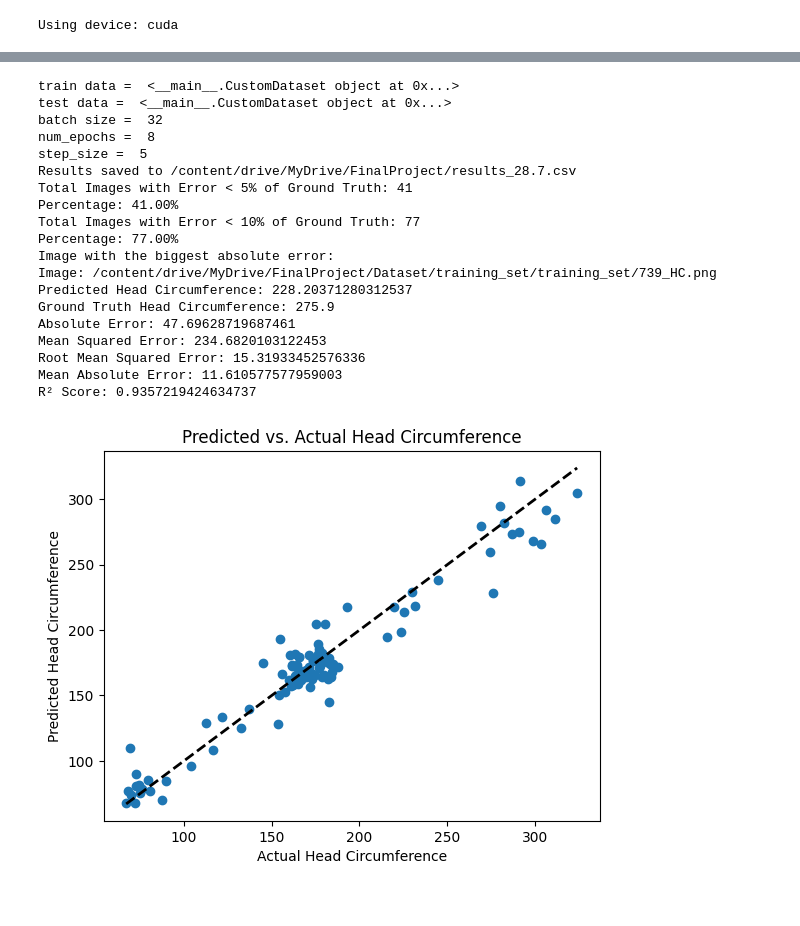
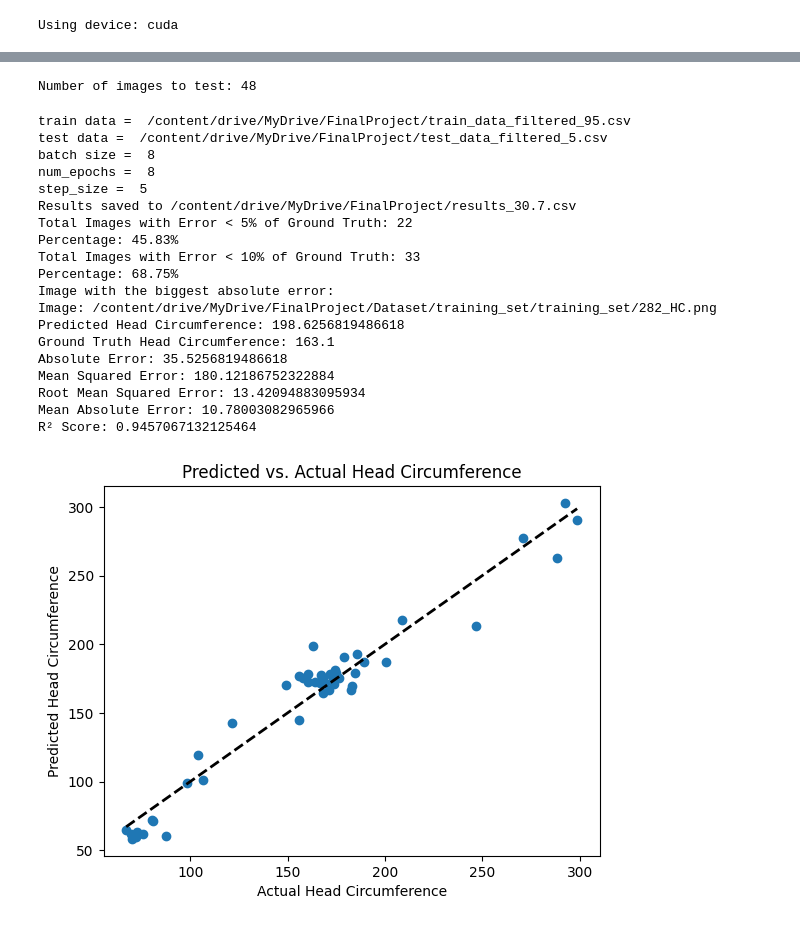
Before and after one commit to Ofiregev/Final_Project-FetalCns, a Jupyter notebook: Fetal_Cns_Final_reg_v8.ipynb, the cells around one changed output, grey strips where cells are left out. Saved outputs shown, nothing was run; the diff lists cells and outputs as text; code cells hidden in the pictures.

Commit message:
new data, filtered

```diff
--- a/Fetal_Cns_Final_reg_v8.ipynb
+++ b/Fetal_Cns_Final_reg_v8.ipynb
@@ -114 +102,11 @@ test_csv_df = pd.read_csv('/content/drive/MyDrive/FinalProject/test_data_297.csv
+# %%
+# Load datasets
+train_dataset = CustomDataset(csv_file=train_csv, root_dir=root_dir, transform=transform)
+val_dataset = CustomDataset(csv_file=val_csv, root_dir=root_dir, transform=transform)
+test_dataset = CustomDataset(csv_file=test_csv, root_dir=root_dir, transform=transform)
+# %%
+# Create DataLoaders
+train_loader = DataLoader(train_dataset, batch_size=batch_size, shuffle=True, pin_memory=True)
+val_loader = DataLoader(val_dataset, batch_size=batch_size, shuffle=False,pin_memory=True)
+test_loader = DataLoader(test_dataset, batch_size=batch_size, shuffle=False,pin_memory=True)
 # %%
@@ -269,3 +245,29 @@ def predict_head_circumference(image_path, pixel_size, model, min_hc, max_hc):
+# %%
+def predict_head_circumference(image_path, pixel_size, model, min_hc, max_hc):
+    try:
+        transform = transforms.Compose([
+            transforms.Resize((224, 224)),
+            transforms.ToTensor(),
+            transforms.Normalize(mean=[0.485, 0.456, 0.406], std=[0.229, 0.224, 0.225])
+        ])
+        image = Image.open(image_path).convert('RGB')
+        image_tensor = transform(image).unsqueeze(0).to(device)
+        pixel_size_tensor = torch.tensor([pixel_size], dtype=torch.float32).view(1, 1).to(device)
+
+        with torch.no_grad():
+            output = model(image_tensor, pixel_size_tensor)
+
+        predicted_normalized_hc = output.item()
+        predicted_hc = predicted_normalized_hc * (max_hc - min_hc) + min_hc
+
+        return predicted_hc
+
+    except FileNotFoundError:
+        print(f"Error: File {image_path} not found.")
+        return None
+    except Exception as e:
+        print(f"An error occurred: {e}")
+        return None
 # %%
 # Ensure the min_hc and max_hc are defined
 dataset = pd.read_csv('/content/drive/MyDrive/FinalProject/training_set_pixel_size_and_HC_no_index.csv')
@@ -273,9 +275,15 @@ min_hc = dataset['head circumference (mm)'].min()
 max_hc = dataset['head circumference (mm)'].max()
 # min_hc = min(train_csv_df['head circumference (mm)'].min(), test_csv_df['head circumference (mm)'].min())
 # max_hc = max(train_csv_df['head circumference (mm)'].max(), test_csv_df['head circumference (mm)'].max())
-num_images_to_test = len(test_csv_df)
+test_csv_df = pd.read_csv(test_csv)
+num_images_to_test = len(pd.read_csv(test_csv))
+print("Number of images to test:", num_images_to_test)
 indices = range(num_images_to_test)  # Generate a sequence of indices from 0 to num_images_to_test-1
+# %% [output]
+Number of images to test: 48
 # %%
+
+
 import os
 import numpy as np
 import pandas as pd
@@ -358,7 +366,7 @@ for idx in indices:
 
 # Convert the results to a DataFrame and save to a CSV file
 results_df = pd.DataFrame(results, columns=['Image', 'Result', 'Absolute Error'])
-results_csv_path = "/content/drive/MyDrive/FinalProject/results_28.7.csv"
+results_csv_path = "/content/drive/MyDrive/FinalProject/results_30.7.csv"
 results_df.to_csv(results_csv_path, index=False)
 
 # Print summary
@@ -370,47 +378,47 @@ print(f"Percentage: {percentage_error_counter_10 / num_images_to_test * 100:.2f}
 
 # Print the image with the biggest absolute error
 print("Image with the biggest absolute error:")
 print(f"Image: {max_error_image}")
 print(f"Predicted Head Circumference: {max_error_predicted}")
 print(f"Ground Truth Head Circumference: {max_error_ground_truth}")
 print(f"Absolute Error: {max_absolute_error}")
 
 # Calculate RMSE, MAE, and R²
 mse = mean_squared_error(y_true, y_pred)
 rmse = np.sqrt(mse)
 mae = mean_absolute_error(y_true, y_pred)
 r2 = r2_score(y_true, y_pred)
 
 print(f"Mean Squared Error: {mse}")
 print(f"Root Mean Squared Error: {rmse}")
 print(f"Mean Absolute Error: {mae}")
 print(f"R² Score: {r2}")
 
 # Plot actual vs. predicted values
 plt.scatter(y_true, y_pred)
 plt.plot([min(y_true), max(y_true)], [min(y_true), max(y_true)], 'k--', lw=2)
 plt.xlabel('Actual Head Circumference')
 plt.ylabel('Predicted Head Circumference')
 plt.title('Predicted vs. Actual Head Circumference')
 plt.show()
 # %% [output]
-train data =  <__main__.CustomDataset object at 0x...>
-test data =  <__main__.CustomDataset object at 0x...>
-batch size =  32
+train data =  /content/drive/MyDrive/FinalProject/train_data_filtered_95.csv
+test data =  /content/drive/MyDrive/FinalProject/test_data_filtered_5.csv
+batch size =  8
 num_epochs =  8
 step_size =  5
-Results saved to /content/drive/MyDrive/FinalProject/results_28.7.csv
-Total Images with Error < 5% of Ground Truth: 41
-Percentage: 41.00%
-Total Images with Error < 10% of Ground Truth: 77
-Percentage: 77.00%
+Results saved to /content/drive/MyDrive/FinalProject/results_30.7.csv
+Total Images with Error < 5% of Ground Truth: 22
+Percentage: 45.83%
+Total Images with Error < 10% of Ground Truth: 33
+Percentage: 68.75%
 Image with the biggest absolute error:
-Image: /content/drive/MyDrive/FinalProject/Dataset/training_set/training_set/739_HC.png
-Predicted Head Circumference: 228.20371280312537
-Ground Truth Head Circumference: 275.9
-Absolute Error: 47.69628719687461
-Mean Squared Error: 234.6820103122453
-Root Mean Squared Error: 15.31933452576336
-Mean Absolute Error: 11.610577577959003
-R² Score: 0.9357219424634737
+Image: /content/drive/MyDrive/FinalProject/Dataset/training_set/training_set/282_HC.png
+Predicted Head Circumference: 198.6256819486618
+Ground Truth Head Circumference: 163.1
+Absolute Error: 35.5256819486618
+Mean Squared Error: 180.12186752322884
+Root Mean Squared Error: 13.42094883095934
+Mean Absolute Error: 10.78003082965966
+R² Score: 0.9457067132125464
-[figure, old version]
+[figure, new version]
```
Also changed, not shown: parts of 17 cells of this notebook.
